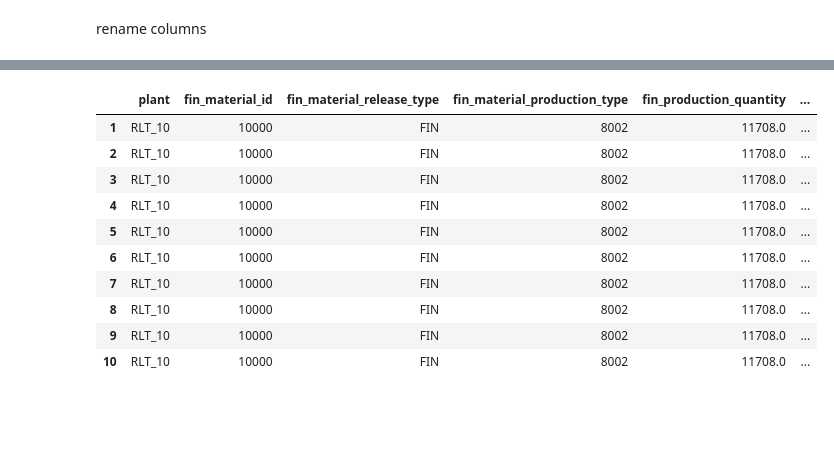
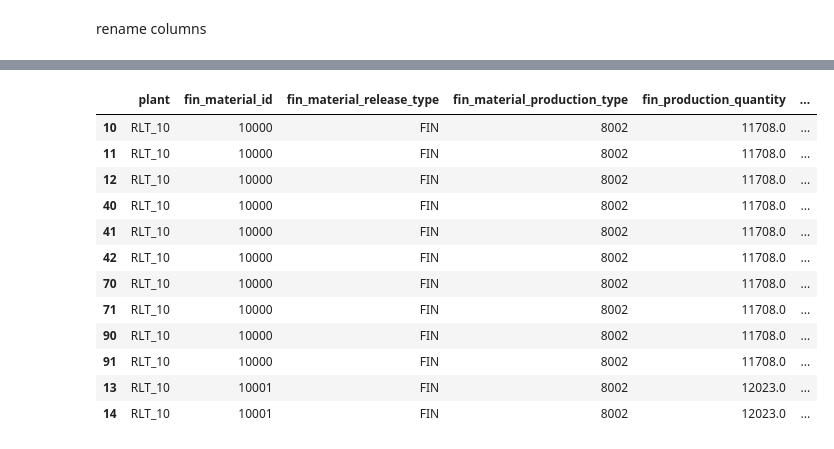
Before and after one commit to axeanya/2task_numpy_pandas_AA, a Jupyter notebook: 2task_AA.ipynb, the cells around one changed output, grey strips where cells are left out. Saved outputs shown, nothing was run; the diff lists cells and outputs as text; code cells hidden in the pictures; blank space fills up the shorter version.

```diff
--- a/2task_AA.ipynb
+++ b/2task_AA.ipynb
@@ -178,16 +172,17 @@ hierarchy = hierarchy[column_order]
-# %%
-result = hierarchy.iloc[1:]
-
-result.head(20)
-# %% [output]
-|  | plant | fin_material_id | fin_material_release_type | fin_material_production_type | fin_production_quantity | ... |
-| 1 | RLT_10 | 10000 | FIN | 8002 | 11708.0 | ... |
-| 2 | RLT_10 | 10000 | FIN | 8002 | 11708.0 | ... |
-| 3 | RLT_10 | 10000 | FIN | 8002 | 11708.0 | ... |
-| 4 | RLT_10 | 10000 | FIN | 8002 | 11708.0 | ... |
-| 5 | RLT_10 | 10000 | FIN | 8002 | 11708.0 | ... |
-| 6 | RLT_10 | 10000 | FIN | 8002 | 11708.0 | ... |
-| 7 | RLT_10 | 10000 | FIN | 8002 | 11708.0 | ... |
-| 8 | RLT_10 | 10000 | FIN | 8002 | 11708.0 | ... |
-| 9 | RLT_10 | 10000 | FIN | 8002 | 11708.0 | ... |
-| 10 | RLT_10 | 10000 | FIN | 8002 | 11708.0 | ... |
+# %%
+hres = hierarchy[hierarchy["level"] != 1]
+hres.sort_values(by = ["fin_material_id", "level"]).head(12)
+# %% [output]
+|  | plant | fin_material_id | fin_material_release_type | fin_material_production_type | fin_production_quantity | ... |
+| 10 | RLT_10 | 10000 | FIN | 8002 | 11708.0 | ... |
+| 11 | RLT_10 | 10000 | FIN | 8002 | 11708.0 | ... |
+| 12 | RLT_10 | 10000 | FIN | 8002 | 11708.0 | ... |
+| 40 | RLT_10 | 10000 | FIN | 8002 | 11708.0 | ... |
+| 41 | RLT_10 | 10000 | FIN | 8002 | 11708.0 | ... |
+| 42 | RLT_10 | 10000 | FIN | 8002 | 11708.0 | ... |
+| 70 | RLT_10 | 10000 | FIN | 8002 | 11708.0 | ... |
+| 71 | RLT_10 | 10000 | FIN | 8002 | 11708.0 | ... |
+| 90 | RLT_10 | 10000 | FIN | 8002 | 11708.0 | ... |
+| 91 | RLT_10 | 10000 | FIN | 8002 | 11708.0 | ... |
+| 13 | RLT_10 | 10001 | FIN | 8002 | 12023.0 | ... |
+| 14 | RLT_10 | 10001 | FIN | 8002 | 12023.0 | ... |
```
Also changed, not shown: parts of 9 cells of this notebook.
